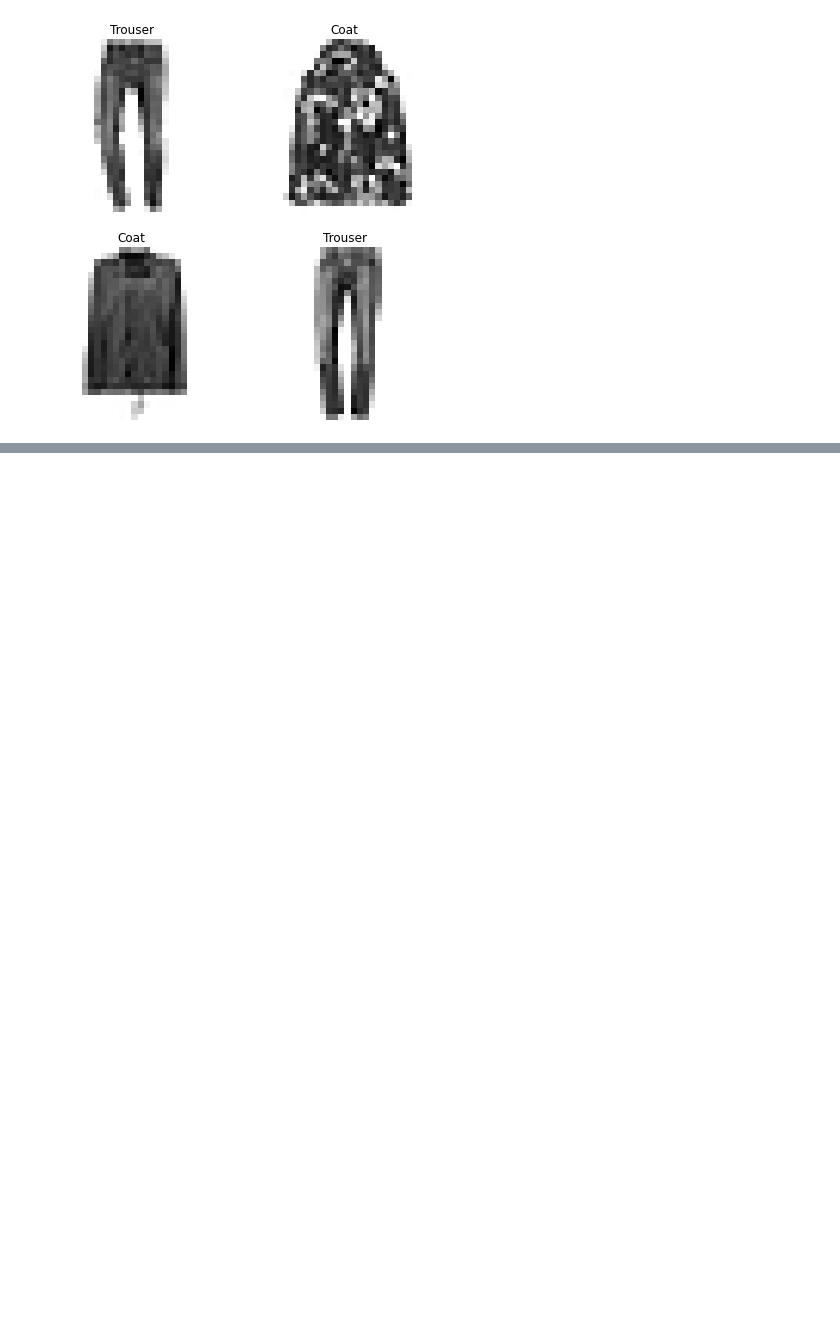
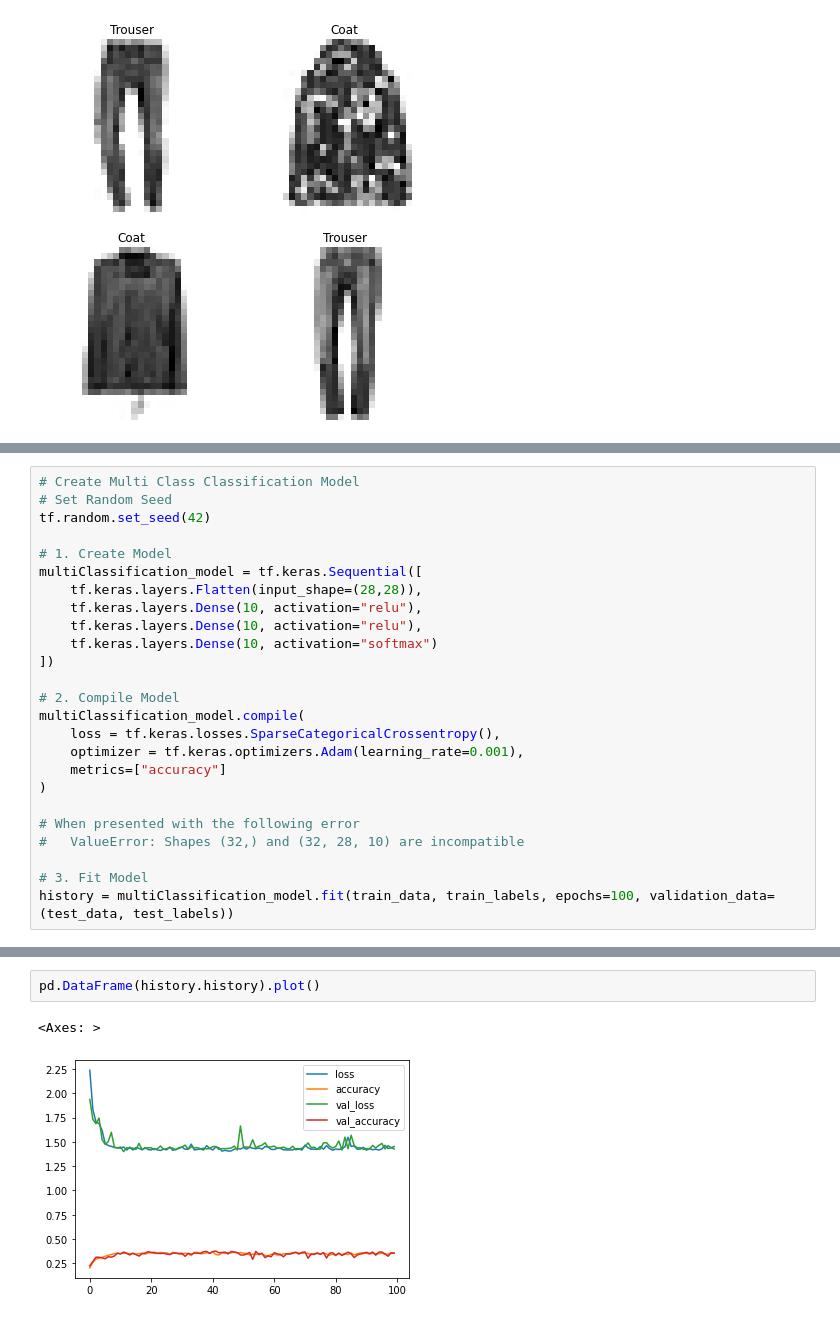
Before and after one commit to SecureGitWire/GoogleCollabeTensorflowDev, a Jupyter notebook: NeuralNetworkClassification.ipynb, the cells around one changed output, grey strips where cells are left out. Cells and saved outputs as stored; diff of their text form; blank space fills up the shorter version.

```diff
--- a/NeuralNetworkClassification.ipynb
+++ b/NeuralNetworkClassification.ipynb
@@ -1340,0 +1370,25 @@ with the exception of the following parameters:
+# %%
+# Create Multi Class Classification Model
+# Set Random Seed
+tf.random.set_seed(42)
+
+# 1. Create Model
+multiClassification_model = tf.keras.Sequential([
+    tf.keras.layers.Flatten(input_shape=(28,28)),
+    tf.keras.layers.Dense(10, activation="relu"),
+    tf.keras.layers.Dense(10, activation="relu"),
+    tf.keras.layers.Dense(10, activation="softmax")
+])
+
+# 2. Compile Model
+multiClassification_model.compile(
+    loss = tf.keras.losses.SparseCategoricalCrossentropy(),
+    optimizer = tf.keras.optimizers.Adam(learning_rate=0.001),
+    metrics=["accuracy"]
+)
+
+# When presented with the following error
+#   ValueError: Shapes (32,) and (32, 28, 10) are incompatible
+
+# 3. Fit Model
+history = multiClassification_model.fit(train_data, train_labels, epochs=100, validation_data=(test_data, test_labels))
@@ -1340,0 +1413,5 @@ with the exception of the following parameters:
+# %%
+pd.DataFrame(history.history).plot()
+# %% [output]
+<Axes: >
+[figure, added]
```
Also changed, not shown: parts of 9 cells of this notebook.
